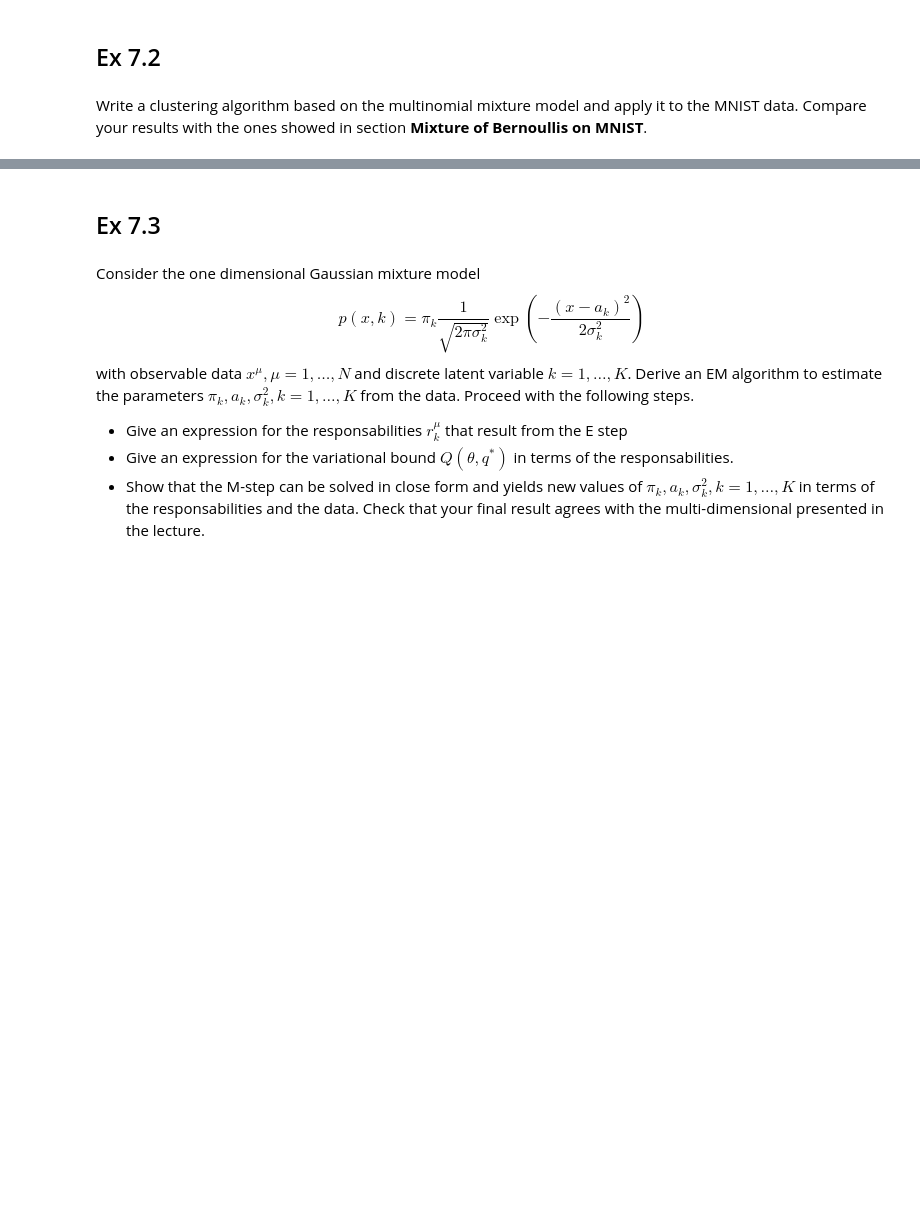
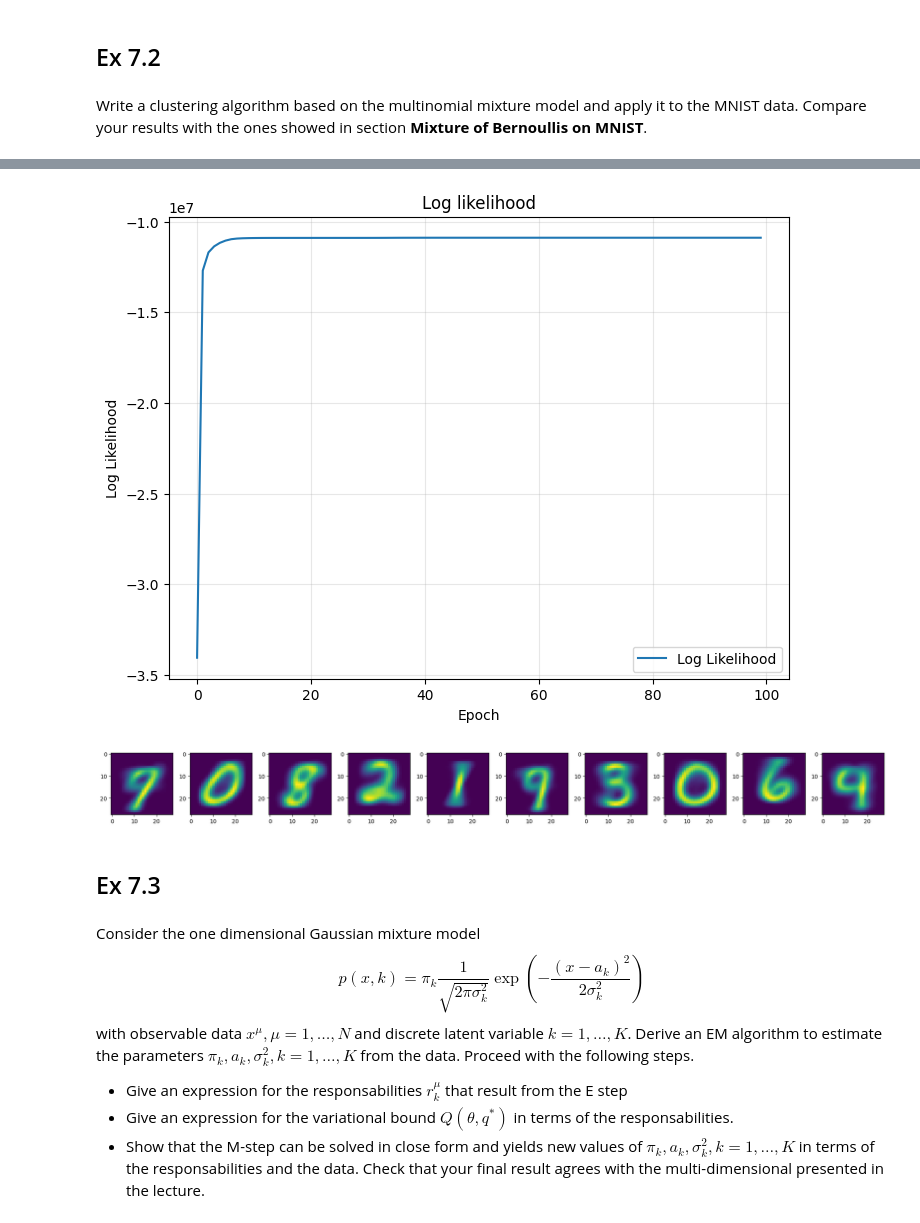
Before and after one commit to josjo99/cds_ml, a Jupyter notebook: cds_ml_solutions/Assignment7.ipynb, the cells around one changed output, grey strips where cells are left out. Cells and saved outputs as stored; diff of their text form; code cells hidden in the pictures; blank space fills up the shorter version.

```diff
--- a/cds_ml_solutions/Assignment7.ipynb
+++ b/cds_ml_solutions/Assignment7.ipynb
@@ -158,3 +161,30 @@ Compared to the library k-means method, it has provided similar results with the
 ## Ex 7.2
 # %% [markdown]
 Write a clustering algorithm based on the multinomial mixture model and apply it to the MNIST data. Compare your results with the ones showed in section **Mixture of Bernoullis on MNIST**.
+# %%
+def plot_points(log_likelihood):
+    plt.figure(figsize=(8, 6))
+    plt.plot(log_likelihood, label=f'Log Likelihood')
+    plt.xlabel('Epoch')
+    plt.ylabel('Log Likelihood')
+    plt.title(f'Log likelihood')
+    plt.legend()
+    plt.grid(True, alpha=0.3)
+    plt.show()
+# %%
+size = 28
+
+train_loader = torch.utils.data.DataLoader(
+    torchvision.datasets.MNIST('./datasets', # change this to your data directory
+                               train=True,
+                               download=True,
+                               transform=transforms.Compose([
+                                   # transforms.RandomAffine(0, translate=(1,1)),
+                                   # transforms.Resize(size),
+                                   transforms.ToTensor(),
+                                   transforms.Normalize((0.1307,), (0.3081,)) # MNIST params
+                               ])),
+    batch_size=60000, shuffle=False, num_workers=2, pin_memory=False)
+
+_, (X, y) = next(enumerate(train_loader))
+X.squeeze_();
@@ -161,3 +280,15 @@ Write a clustering algorithm based on the multinomial mixture model and apply it
+# %%
+plot_points(log_likelihood_history)
+# %% [output]
+[figure, added]
+# %%
+plt.figure(figsize=(20,4))
+for k in range(K):
+    plt.subplot(1, K, k + 1)
+    plt.imshow(mu[k].reshape(size,size));
+plt.tight_layout();
+# %% [output]
+[figure, added]
 # %% [markdown]
 ## Ex 7.3
 # %% [markdown]
```
Also changed, not shown: parts of 3 cells of this notebook, 8 other files.
